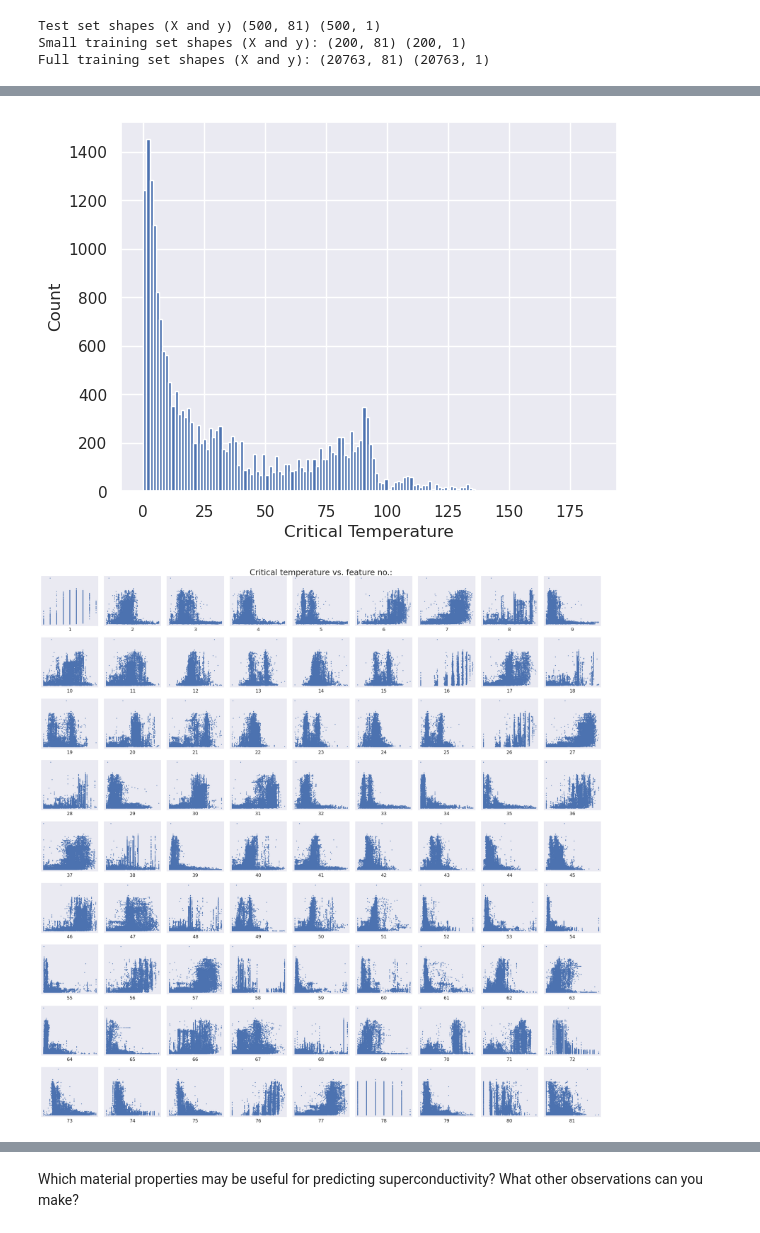
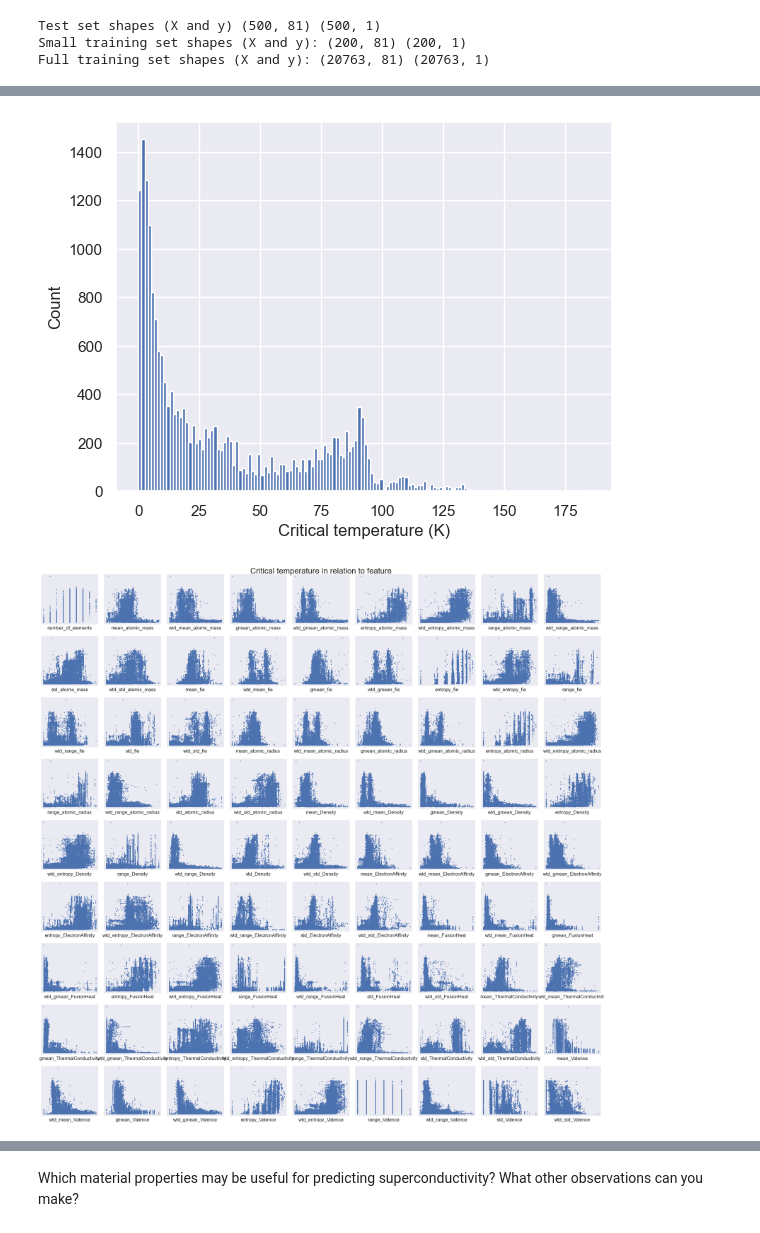
Before and after one commit to carl-lorenz/ML_practicals, a Jupyter notebook: Practical1/1_Buettner_Kortum_Lorenz.ipynb, the cells around one changed output, grey strips where cells are left out. Cells and saved outputs as stored; diff of their text form; code cells hidden in the pictures.

```diff
--- a/Practical1/1_Buettner_Kortum_Lorenz.ipynb
+++ b/Practical1/1_Buettner_Kortum_Lorenz.ipynb
@@ -99,25 +99,25 @@ n = y_train_full.size   # number of observations in the training set
 
 sns.set_theme()
 plt.hist(y_train_full, bins=int(np.sqrt(n)))    # Square Root Rule for number of bins
-plt.xlabel('Critical temperature')
+plt.xlabel('Critical temperature (K)')
 plt.ylabel('Count')
 plt.show()
 # %% [output]
-[figure, old version]
+[figure, new version]
 # %%
 # Scatter plots of the target variable vs. features
 m = X_train_full_raw.shape[1]  # number of features
 
 sns.set_theme()
 fig = plt.figure(figsize=(20,20))
-fig.suptitle('Critical temperature vs. feature no.:', fontsize=20)
+fig.suptitle('Critical temperature in relation to given feature', fontsize=20)
 for i in range(m):
     plt.subplot(9, 9, i+1)
     plt.scatter(X_train_full_raw[:, i], y_train_full, s=1)
     plt.xticks([])
     plt.yticks([])
-    plt.xlabel(i+1)
+    plt.xlabel(f'{data.columns[i]}')
 plt.tight_layout()
 plt.show()
 # %% [output]
-[figure, old version]
+[figure, new version]
```
Also changed, not shown: parts of 11 cells of this notebook.
